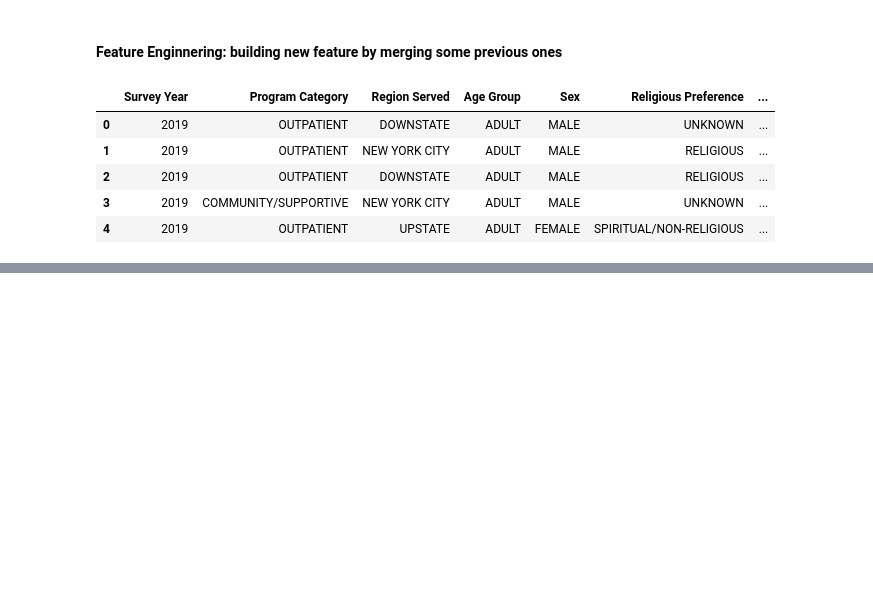
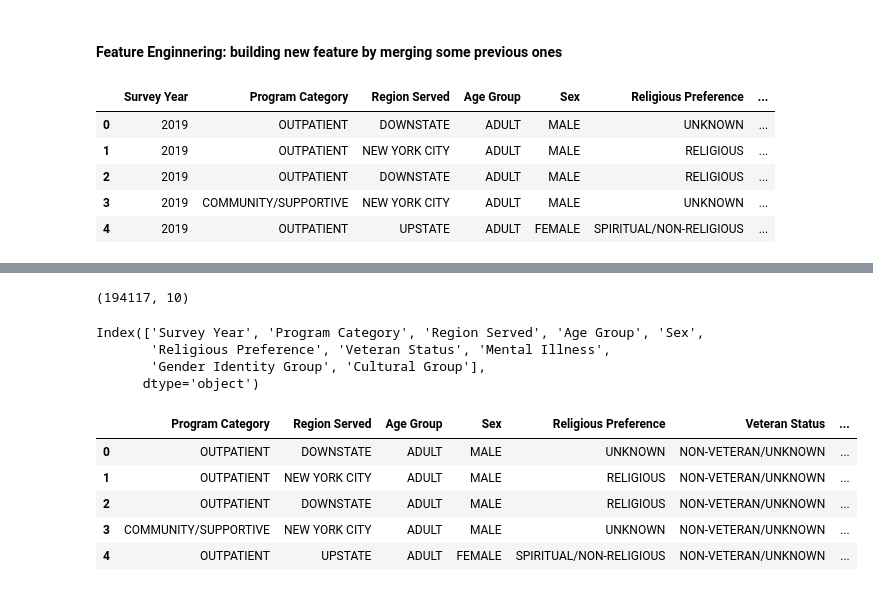
Before and after one commit to rdmouhouadi/Mental_Health_State_Prediction, a Jupyter notebook: Notebooks/EDA_Demographic_Group.ipynb, the cells around one changed output, grey strips where cells are left out. Drawn from its saved outputs; the diff is of its cells as text; code cells hidden in the pictures; blank space fills up the shorter version.

```diff
--- a/Notebooks/EDA_Demographic_Group.ipynb
+++ b/Notebooks/EDA_Demographic_Group.ipynb
@@ -392,0 +595,23 @@ Demographic_cat_agg_feat_merg.head()
+# %%
+print(Demographic_cat_agg_feat_merg.shape)
+# %% [output]
+(194117, 10)
+# %%
+Demographic_cat_agg_feat_merg.columns
+# %% [output]
+Index(['Survey Year', 'Program Category', 'Region Served', 'Age Group', 'Sex',
+       'Religious Preference', 'Veteran Status', 'Mental Illness',
+       'Gender Identity Group', 'Cultural Group'],
+      dtype='object')
+# %%
+# Based on the different test conducted, it is fair to say that from the 9 columns (without the target column), only 6 features are significant for predicting the target column
+column_to_drop = ['Survey Year', 'Gender Identity Group', 'Mental Illness']
+D= Demographic_cat_agg_feat_merg.drop(columns=column_to_drop)
+D.head()
+# %% [output]
+|  | Program Category | Region Served | Age Group | Sex | Religious Preference | Veteran Status | ... |
+| 0 | OUTPATIENT | DOWNSTATE | ADULT | MALE | UNKNOWN | NON-VETERAN/UNKNOWN | ... |
+| 1 | OUTPATIENT | NEW YORK CITY | ADULT | MALE | RELIGIOUS | NON-VETERAN/UNKNOWN | ... |
+| 2 | OUTPATIENT | DOWNSTATE | ADULT | MALE | RELIGIOUS | NON-VETERAN/UNKNOWN | ... |
+| 3 | COMMUNITY/SUPPORTIVE | NEW YORK CITY | ADULT | MALE | UNKNOWN | NON-VETERAN/UNKNOWN | ... |
+| 4 | OUTPATIENT | UPSTATE | ADULT | FEMALE | SPIRITUAL/NON-RELIGIOUS | NON-VETERAN/UNKNOWN | ... |
```
Also changed, not shown: parts of 9 cells of this notebook, 1 other file.
